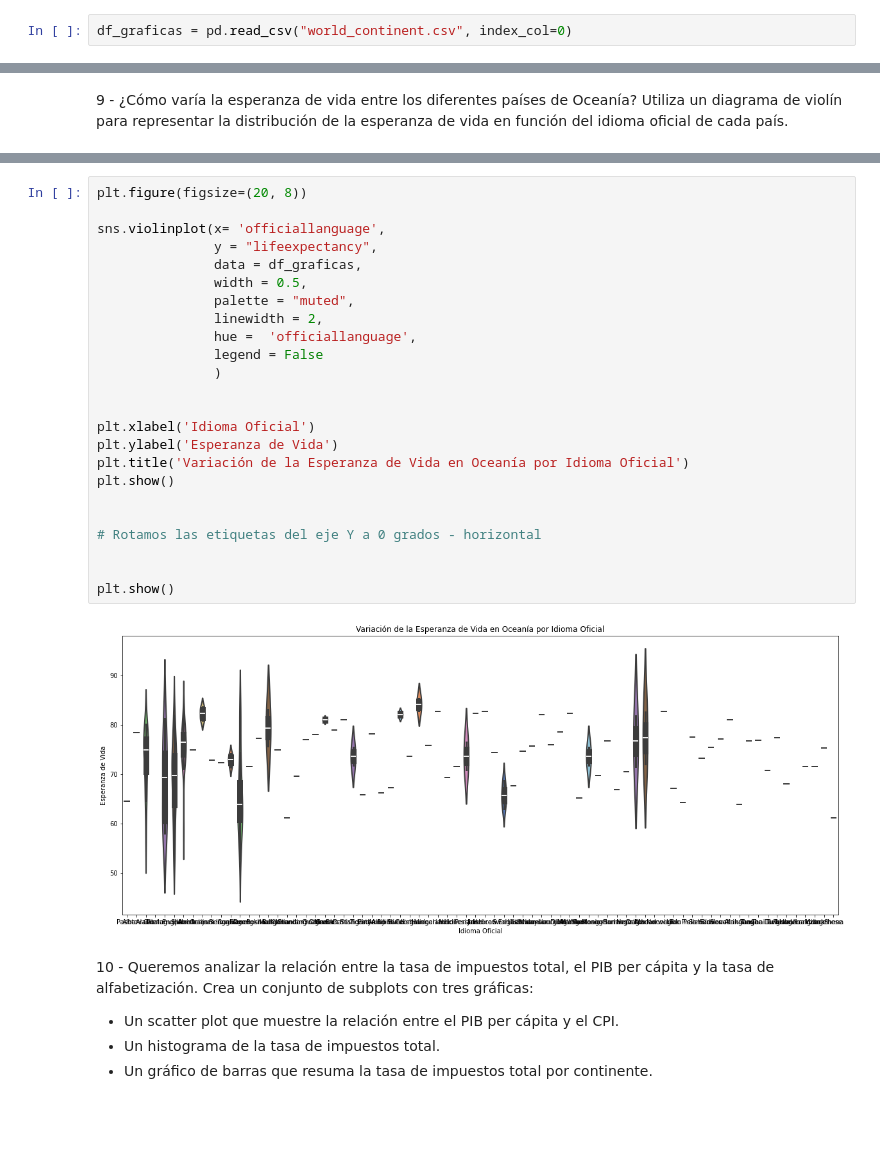
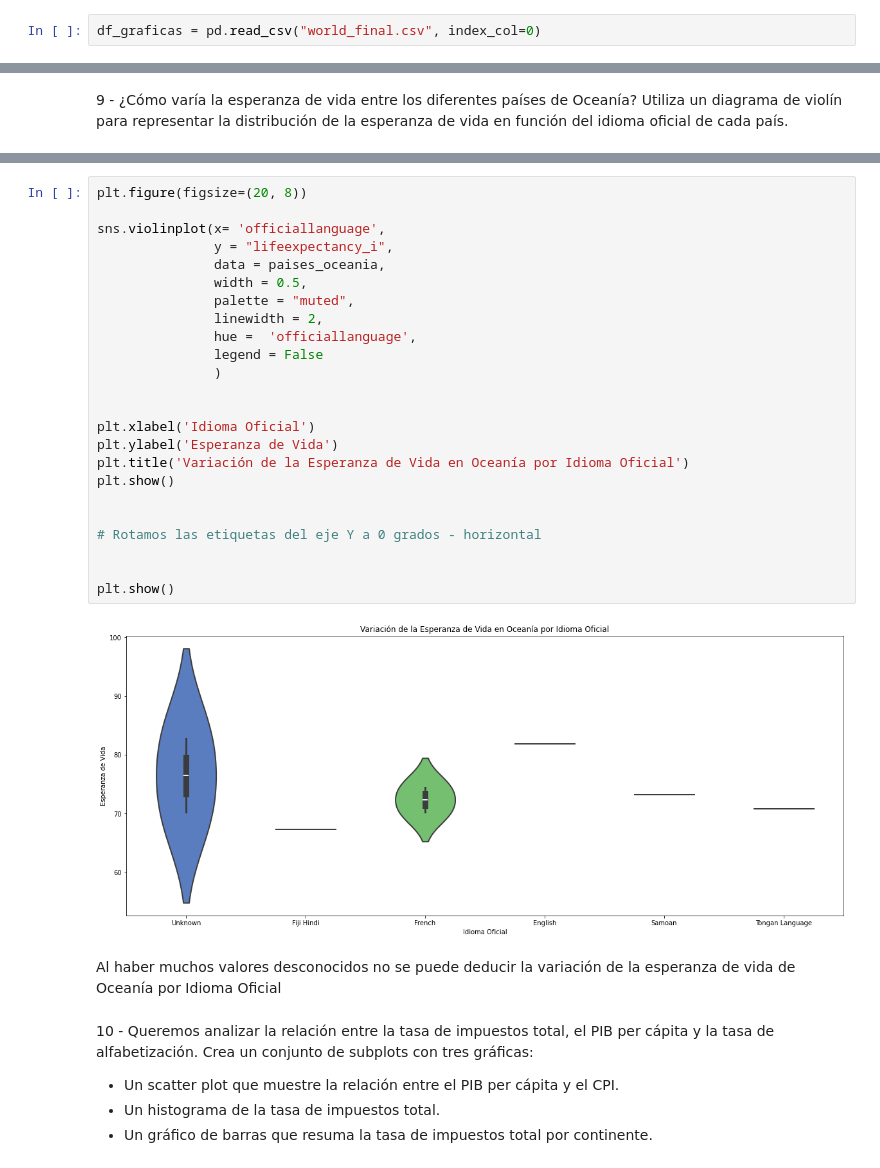
Before and after one commit to clarasdata/adalab-m3-pair-programming-estadistica, a Jupyter notebook: pair_visualizacion.ipynb, the cells around one changed output, grey strips where cells are left out. Drawn from its saved outputs; the diff is of its cells as text; blank space fills up the shorter version.

```diff
--- a/pair_visualizacion.ipynb
+++ b/pair_visualizacion.ipynb
@@ -28,7 +28,7 @@ Requisitos que deben cumplir las gráficas:
 - En los pieplot siempre tenemos que añadir la etiqueta de a que % corresponde cada quesito.
 - En los pieplot el tamaño de los % tiene que ser de 6.
 # %%
-df_graficas = pd.read_csv("world_continent.csv", index_col=0)
+df_graficas = pd.read_csv("world_final.csv", index_col=0)
 # %%
 df_graficas.head()
 # %% [output]
@@ -289,29 +363,31 @@ paises_oceania
 # %%
 plt.figure(figsize=(20, 8))
 
 sns.violinplot(x= 'officiallanguage',
-               y = "lifeexpectancy",
-               data = df_graficas,
+               y = "lifeexpectancy_i",
+               data = paises_oceania,
                width = 0.5,
                palette = "muted",
                linewidth = 2,
                hue =  'officiallanguage',
                legend = False
                )
 
 
 plt.xlabel('Idioma Oficial')
 plt.ylabel('Esperanza de Vida')
 plt.title('Variación de la Esperanza de Vida en Oceanía por Idioma Oficial')
 plt.show()
 
 
 # Rotamos las etiquetas del eje Y a 0 grados - horizontal
 
 
 plt.show()
 # %% [output]
-[figure, old version]
+[figure, new version]
+# %% [markdown]
+Al haber muchos valores desconocidos no se puede deducir la variación de la esperanza de vida de Oceanía por Idioma Oficial
 # %% [markdown]
 10 - Queremos analizar la relación entre la tasa de impuestos total, el PIB per cápita y la tasa de alfabetización. Crea un conjunto de subplots con tres gráficas:
 - Un scatter plot que muestre la relación entre el PIB per cápita y el CPI.
```
Also changed, not shown: parts of 22 cells of this notebook.
